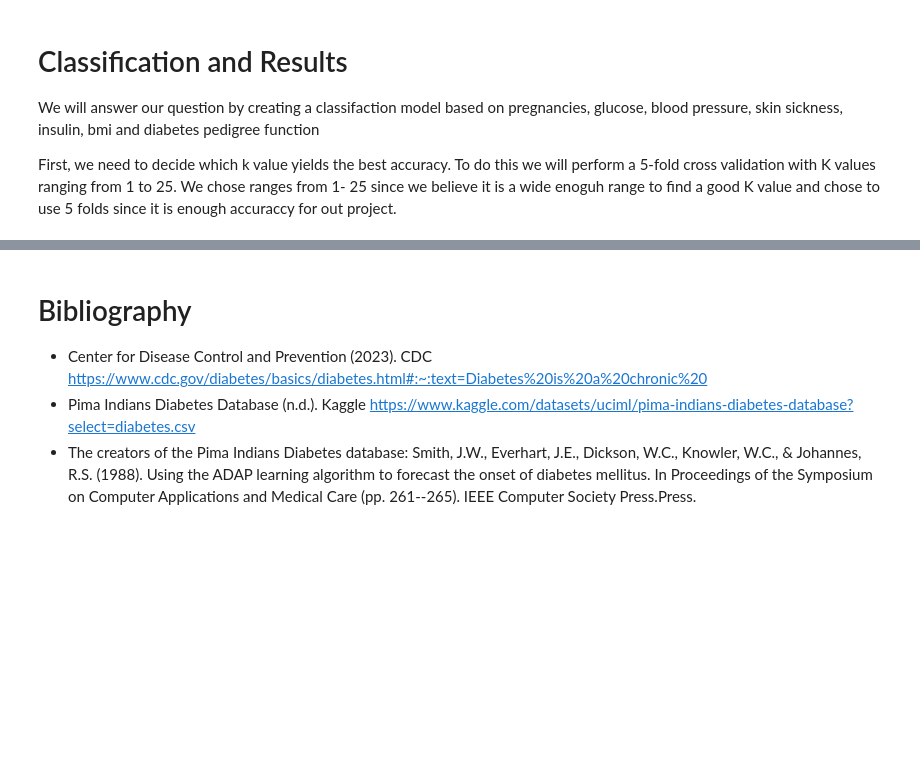
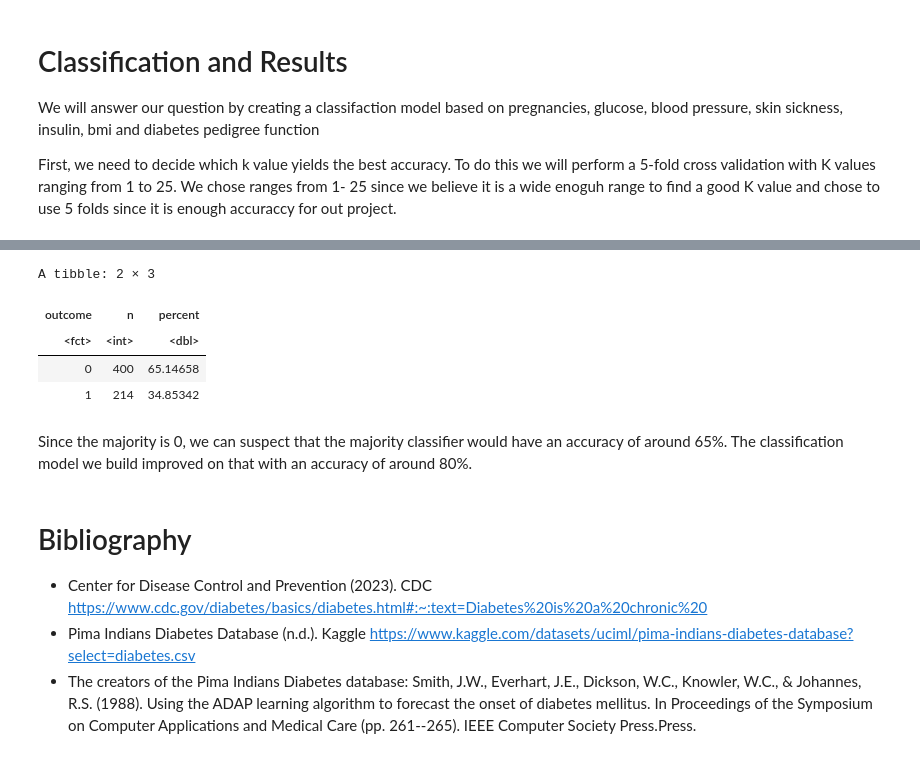
Before and after one commit to audrey-rw5683/dsci-100-2023w2-group-002-2, a Jupyter notebook: final_report.ipynb, the cells around one changed output, grey strips where cells are left out. Drawn from its saved outputs; the diff is of its cells as text; code cells hidden in the pictures; blank space fills up the shorter version.

```diff
--- a/final_report.ipynb
+++ b/final_report.ipynb
@@ -282,3 +414,18 @@ From the graph we can see that k = 17/18 gets the best accuracy, so we will use
+# %%
+diebetes_proportions <- diabetes_train |>
+                      group_by(outcome) |>
+                      summarize(n = n()) |>
+                      mutate(percent = 100*n/nrow(diabetes_train))
+
+diebetes_proportions
+# %% [output]
+A tibble: 2 × 3
+| outcome | n | percent |
+| <fct> | <int> | <dbl> |
+| 0 | 400 | 65.14658 |
+| 1 | 214 | 34.85342 |
+# %% [markdown]
+Since the majority is 0, we can suspect that the majority classifier would have an accuracy of around 65%. The classification model we build improved on that with an accuracy of around 80%.
 # %% [markdown]
 # Bibliography
 * Center for Disease Control and Prevention (2023). CDC
```
Also changed, not shown: parts of 16 cells of this notebook.
